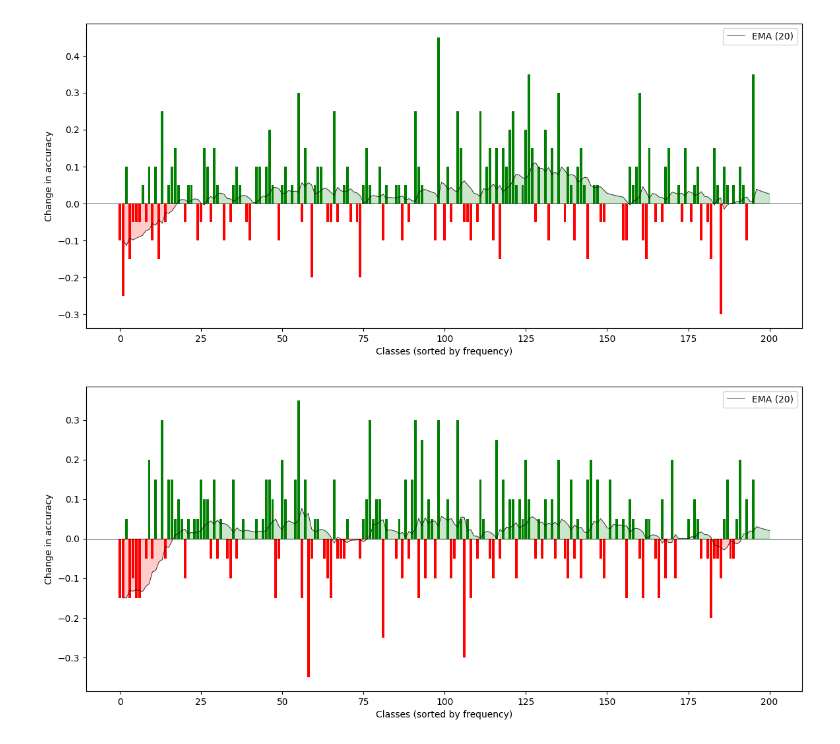
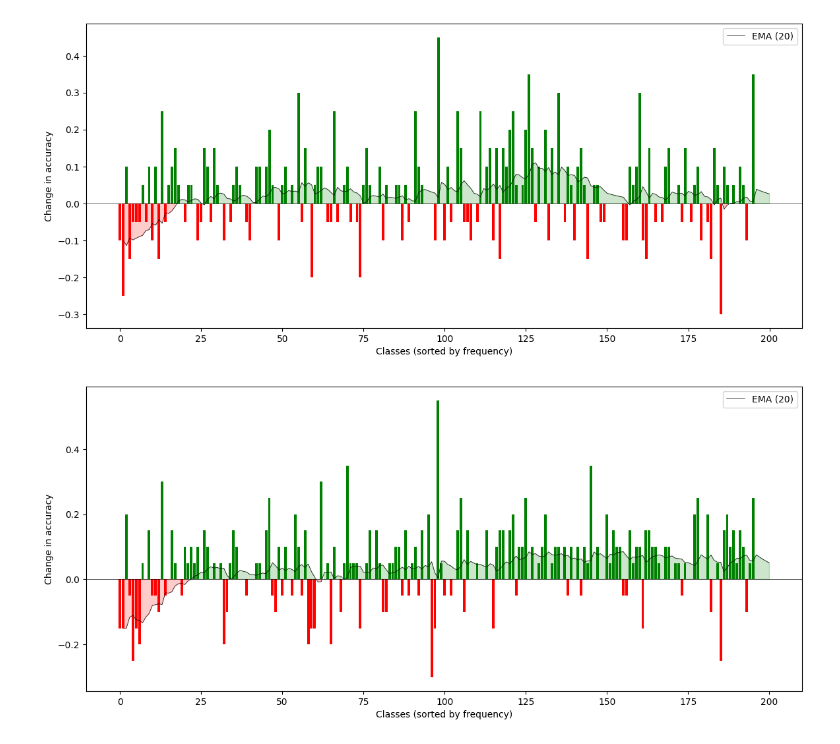
Before and after one commit to Self-Supervised-Learning-CS685/ssl-evaluation, a Jupyter notebook: inference_results.ipynb, the cells around one changed output. Drawn from its saved outputs; the diff is of its cells as text; code cells hidden in the pictures.

Commit message:
Final combined results

```diff
--- a/inference_results.ipynb
+++ b/inference_results.ipynb
@@ -127,7 +127,7 @@ plot_difference(BASELINE_FILE, NEW_FILE, sorted_labels)
 [figure]
 # %%
 BASELINE_FILE = "results/semi_fungi_PL_classbased_0.8-0.95/test/pl.txt"
-NEW_FILE = "results/semi_fungi_PL_adaptive_classbased_decreasing/test/pl.txt"
+NEW_FILE = "results/semi_fungi_PL_mean_combined/test/pl.txt"
 plot_difference(BASELINE_FILE, NEW_FILE, sorted_labels)
 # %% [output]
-[figure, old version]
+[figure, new version]
```
Also changed, not shown: parts of 1 cell of this notebook, 7 other files.
